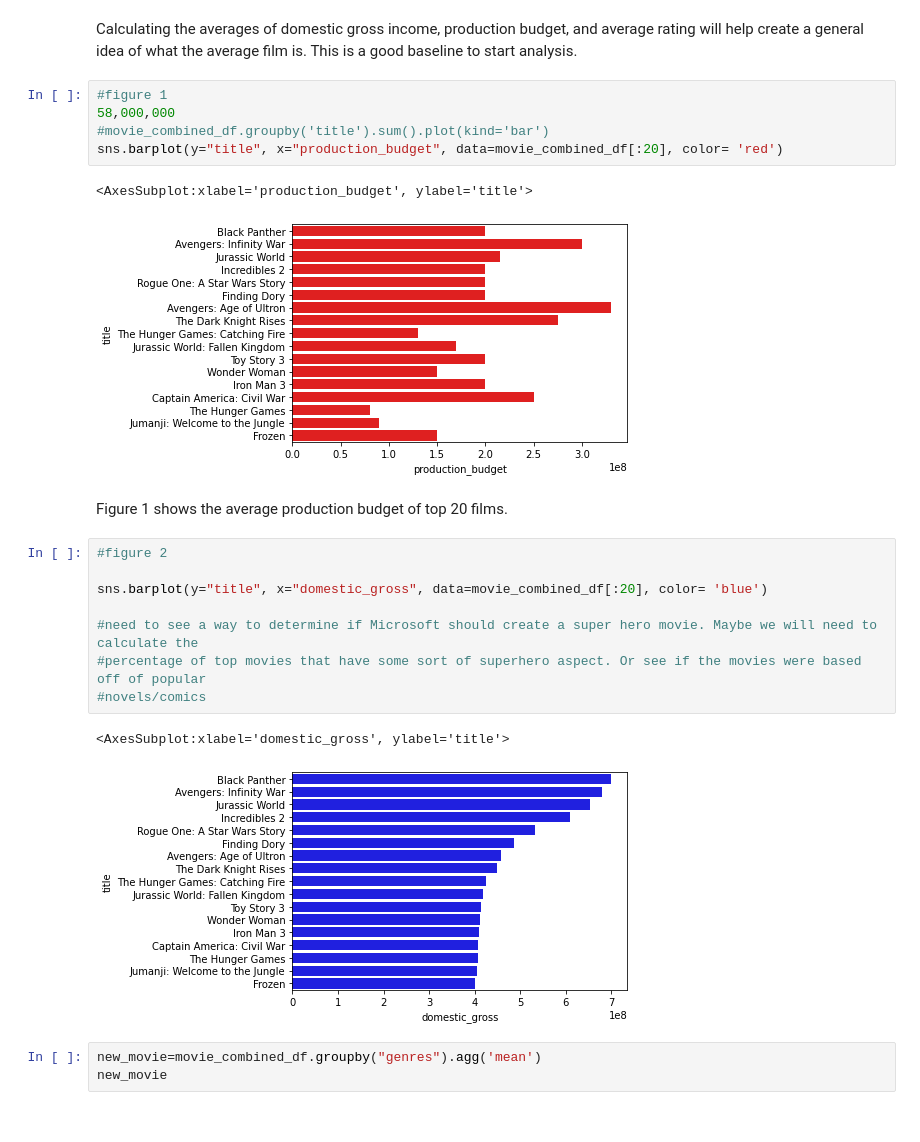
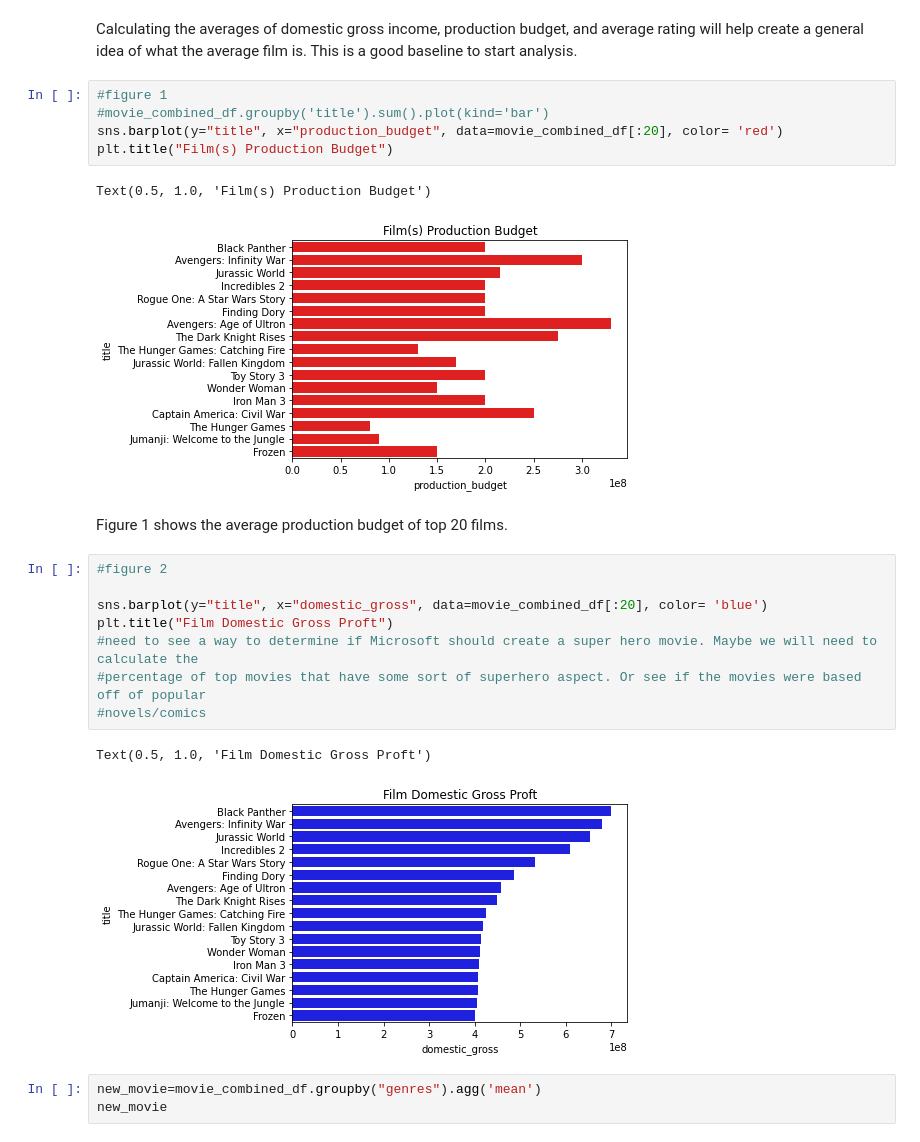
Before and after one commit to ashakeri92/dsc-phase-1-project-v2-3, a Jupyter notebook: analysis.ipynb, the cells around one changed output. Drawn from its saved outputs; the diff is of its cells as text.

```diff
--- a/analysis.ipynb
+++ b/analysis.ipynb
@@ -329,25 +329,25 @@ movie_combined_df.describe()
 Calculating the averages of domestic gross income, production budget, and average rating will help create a general idea of what the average film is. This is a good baseline to start analysis.
 # %%
 #figure 1
-58,000,000
 #movie_combined_df.groupby('title').sum().plot(kind='bar')
 sns.barplot(y="title", x="production_budget", data=movie_combined_df[:20], color= 'red')
+plt.title("Film(s) Production Budget")
 # %% [output]
-<AxesSubplot:xlabel='production_budget', ylabel='title'>
+Text(0.5, 1.0, 'Film(s) Production Budget')
-[figure, old version]
+[figure, new version]
 # %% [markdown]
 Figure 1 shows the average production budget of top 20 films.
 # %%
 #figure 2
 
 sns.barplot(y="title", x="domestic_gross", data=movie_combined_df[:20], color= 'blue')
-
+plt.title("Film Domestic Gross Proft")
 #need to see a way to determine if Microsoft should create a super hero movie. Maybe we will need to calculate the
 #percentage of top movies that have some sort of superhero aspect. Or see if the movies were based off of popular
 #novels/comics
 # %% [output]
-<AxesSubplot:xlabel='domestic_gross', ylabel='title'>
+Text(0.5, 1.0, 'Film Domestic Gross Proft')
-[figure, old version]
+[figure, new version]
 # %%
 new_movie=movie_combined_df.groupby("genres").agg('mean')
 new_movie
```
Also changed, not shown: parts of 3 cells of this notebook.
